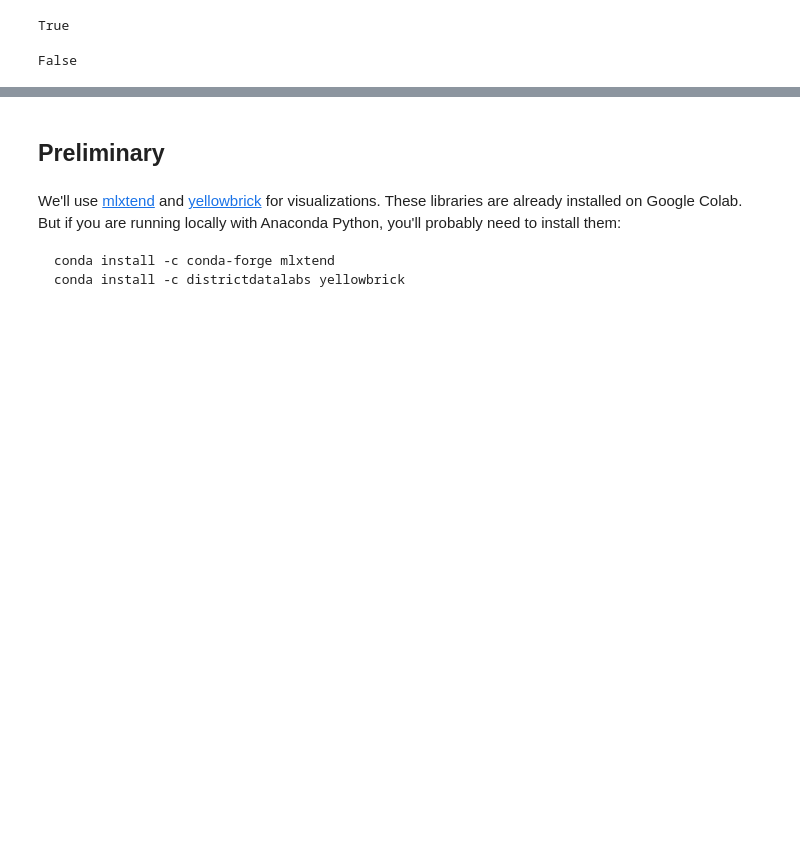
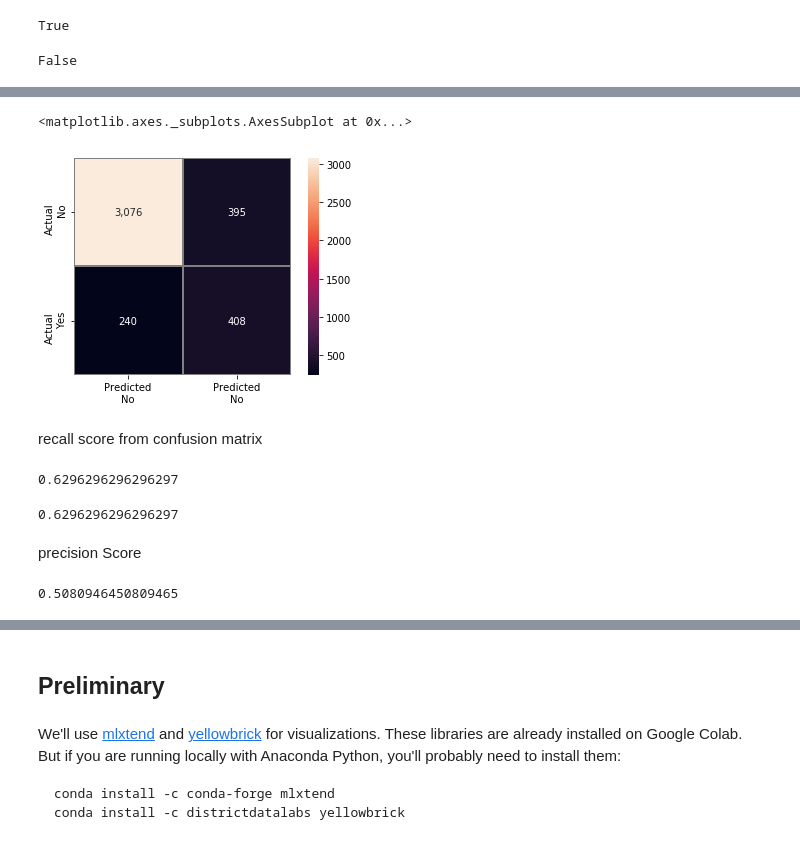
Before and after one commit to LambdaSchool/DS-Unit-2-Sprint-4-Model-Validation, a Jupyter notebook: LS_DS_242_Validate_classification_assignment_tuesday.ipynb, the cells around one changed output, grey strips where cells are left out. Drawn from its saved outputs; the diff is of its cells as text; code cells hidden in the pictures; blank space fills up the shorter version.

```diff
--- a/LS_DS_242_Validate_classification_assignment_tuesday.ipynb
+++ b/LS_DS_242_Validate_classification_assignment_tuesday.ipynb
@@ -155,0 +258,9 @@ df_sample.head()
+# %%
+#let's make our class "balanced"
+pipeline = make_pipeline(
+ce.OneHotEncoder(use_cat_names=True),
+StandardScaler(),
+LogisticRegression(solver='lbfgs', class_weight='balanced'))
+
+pipeline.fit(X_train, y_train)
+y_pred = pipeline.predict(X_val)
@@ -155,0 +275,22 @@ df_sample.head()
+# %%
+confusion_viz(y_val, y_pred)
+# %% [output]
+<matplotlib.axes._subplots.AxesSubplot at 0x...>
+[figure, added]
+# %% [markdown]
+recall score from confusion matrix
+# %%
+408 / (408+240)
+# %% [output]
+0.6296296296296297
+# %%
+from sklearn.metrics import recall_score
+recall_score(y_val, y_pred)
+# %% [output]
+0.6296296296296297
+# %% [markdown]
+precision Score
+# %%
+408 / (408+395)
+# %% [output]
+0.5080946450809465
```
Also changed, not shown: parts of 55 cells of this notebook.
